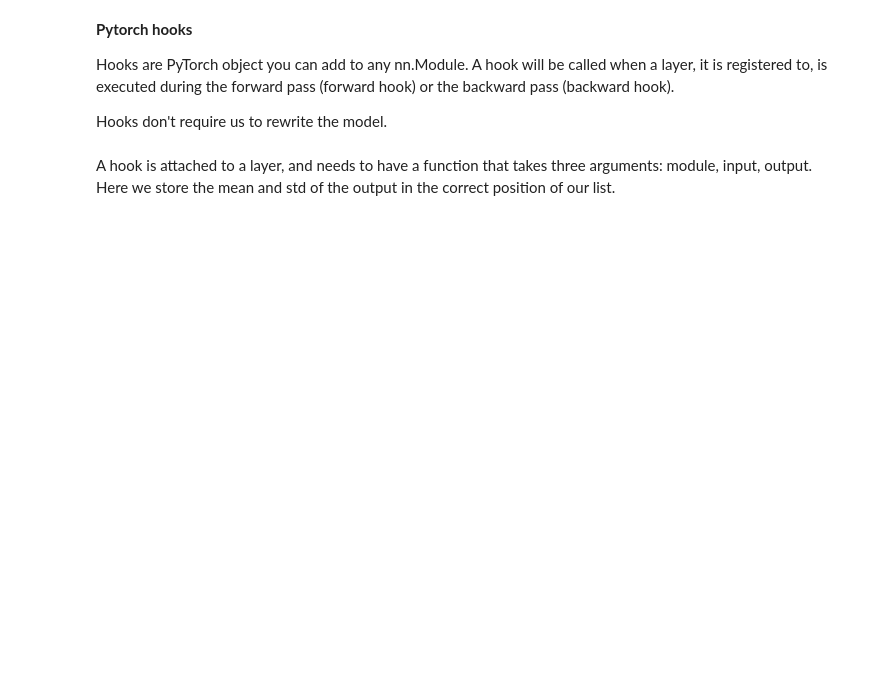
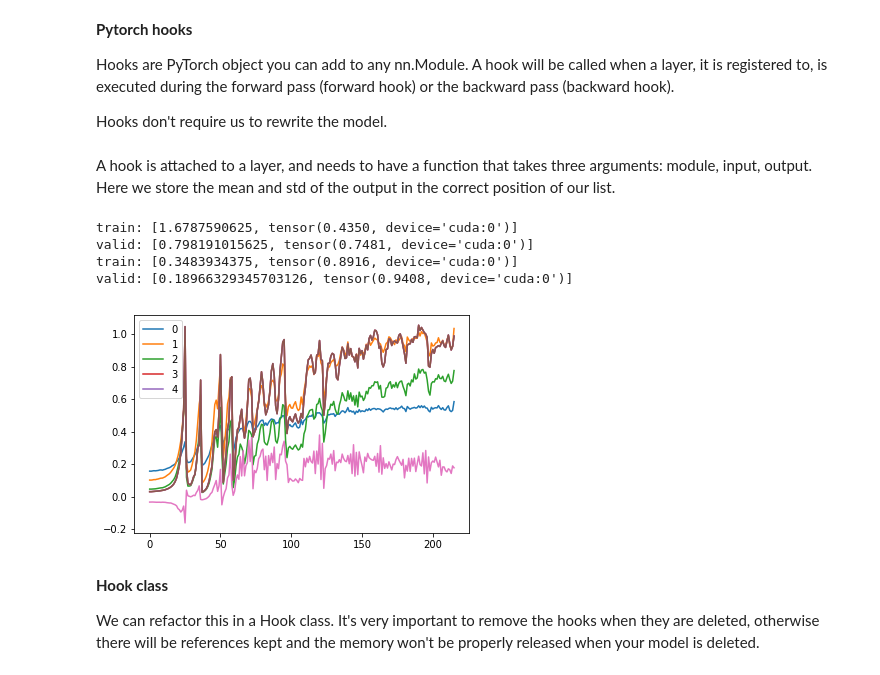
Before and after one commit to RaiAnant/fast.ai_dl2_notebooks, a Jupyter notebook: notebooks/dl2_fastai_lec10.ipynb, the cells around one changed output. Saved outputs shown, nothing was run; the diff lists cells and outputs as text; code cells hidden in the pictures; blank space fills up the shorter version.

Commit message:
added hook and hooks class

```diff
--- a/notebooks/dl2_fastai_lec10.ipynb
+++ b/notebooks/dl2_fastai_lec10.ipynb
@@ -654,0 +654,18 @@ def append_stats(i, mod, inp, outp):
+# %%
+run.fit(2, learn)
+# %% [output]
+train: [1.6787590625, tensor(0.4350, device='cuda:0')]
+valid: [0.798191015625, tensor(0.7481, device='cuda:0')]
+train: [0.3483934375, tensor(0.8916, device='cuda:0')]
+valid: [0.18966329345703126, tensor(0.9408, device='cuda:0')]
+# %%
+for o in act_means: plt.plot(o)
+plt.legend(range(5));
+# %% [output]
+[figure, added]
+# %% [markdown]
+
+**Hook class**
+
+
+We can refactor this in a Hook class. It's very important to remove the hooks when they are deleted, otherwise there will be references kept and the memory won't be properly released when your model is deleted.
```
Also changed, not shown: parts of 31 cells of this notebook.
